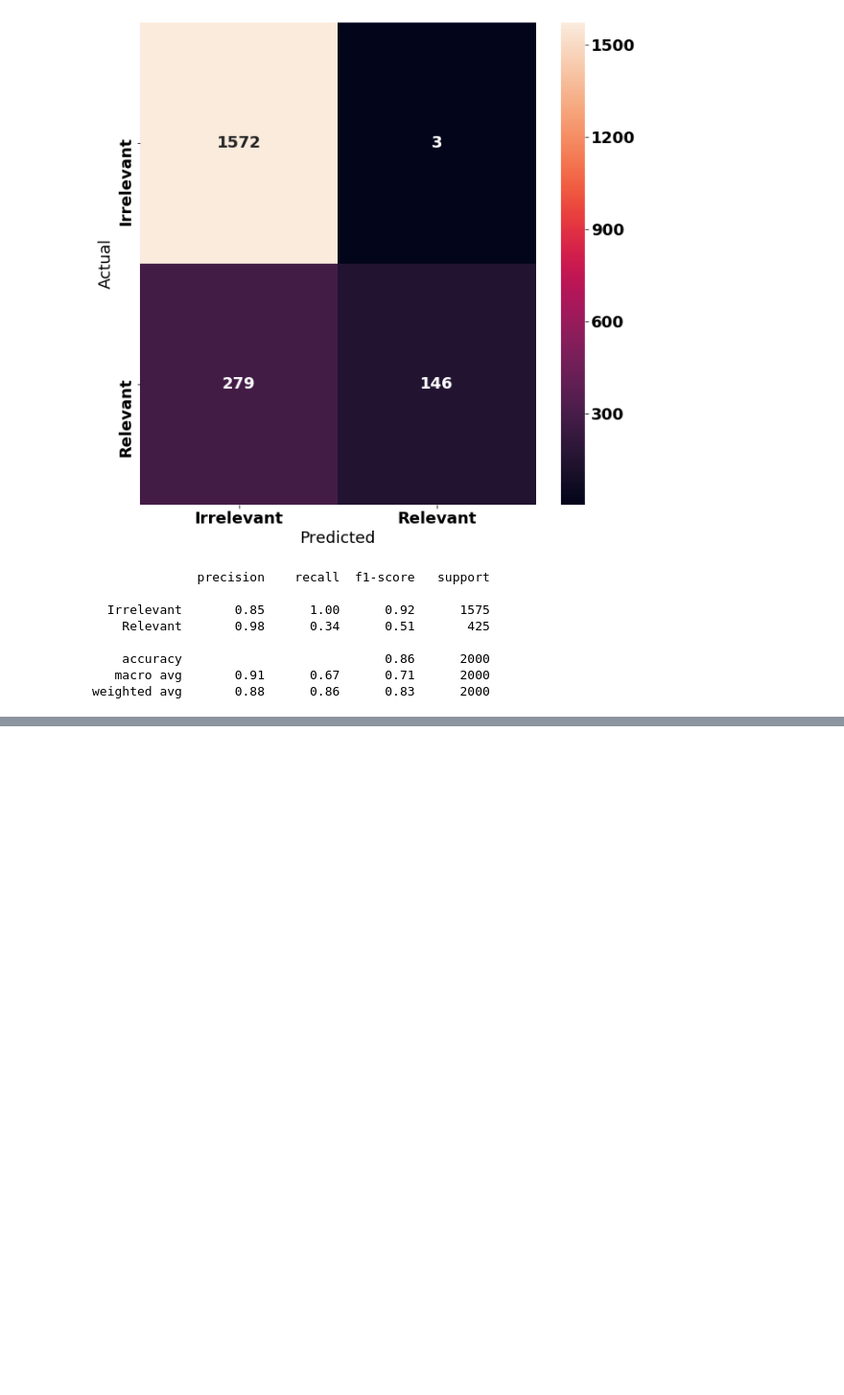
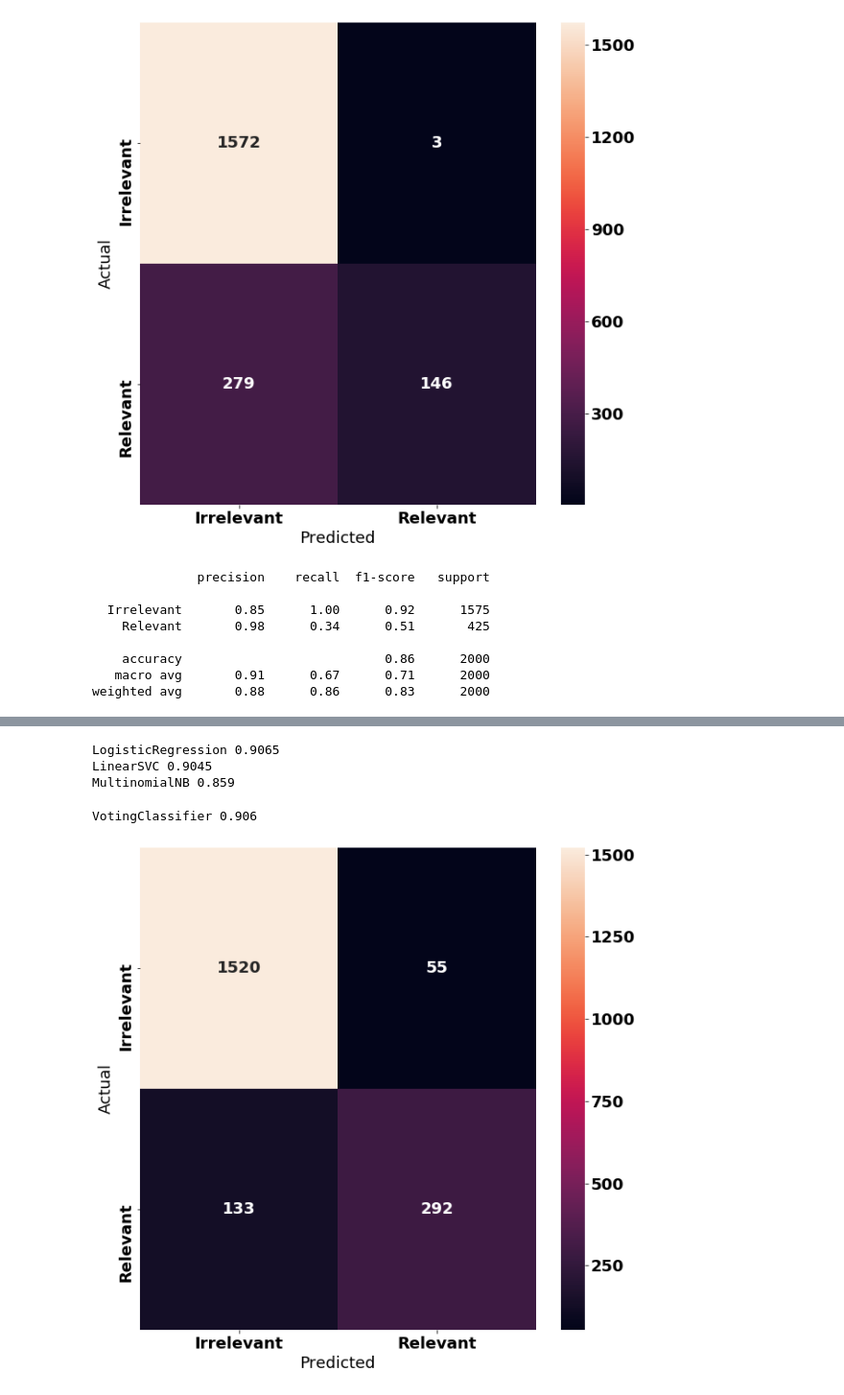
Before and after one commit to theultimate1/research, a Jupyter notebook: research/text-classification/baseline_models.ipynb, the cells around one changed output, grey strips where cells are left out. Shown at 96% size. Cells and saved outputs as stored; diff of their text form; code cells hidden in the pictures; blank space fills up the shorter version.

```diff
--- a/research/text-classification/baseline_models.ipynb
+++ b/research/text-classification/baseline_models.ipynb
@@ -464,0 +551,35 @@ weighted avg       0.88      0.86      0.83      2000
+# %%
+from sklearn.ensemble import VotingClassifier
+
+bmnb_clf = MultinomialNB(alpha = 1)
+
+voting_clf = VotingClassifier(
+    estimators = [('lr', blog_clf), ('mnb', bmnb_clf), ('svc', bsvc_clf)],
+    voting = 'hard')
+
+for clf in (blog_clf, bsvc_clf, bmnb_clf, voting_clf):
+    clf.fit(X_train_tfidf, y_train)
+    y_pred = clf.predict(X_test_tfidf)
+    print(clf.__class__.__name__, accuracy_score(y_test, y_pred))
+# %% [output]
+LogisticRegression 0.9065
+LinearSVC 0.9045
+MultinomialNB 0.859
+VotingClassifier 0.906
+# %%
+y_pred = voting_clf.predict(X_test_tfidf)
+# %%
+conf_mat = confusion_matrix(y_test, y_pred)
+fig, ax = plt.subplots(figsize=(10,10))
+sns.heatmap(conf_mat, annot=True, fmt='d',
+            xticklabels=['Irrelevant', 'Relevant'], yticklabels=['Irrelevant', 'Relevant'])
+plt.ylabel('Actual')
+plt.xlabel('Predicted')
+font = {'family' : 'normal',
+        'weight' : 'bold',
+        'size'   : 18}
+
+plt.rc('font', **font)
+plt.show()
+# %% [output]
+[figure, added]
```
Also changed, not shown: parts of 7 cells of this notebook.
